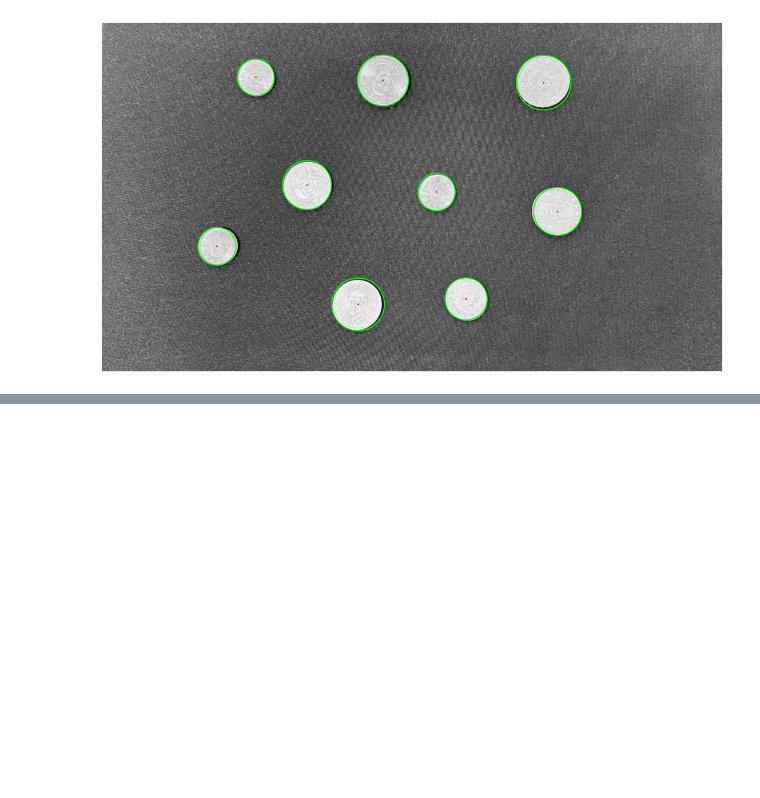
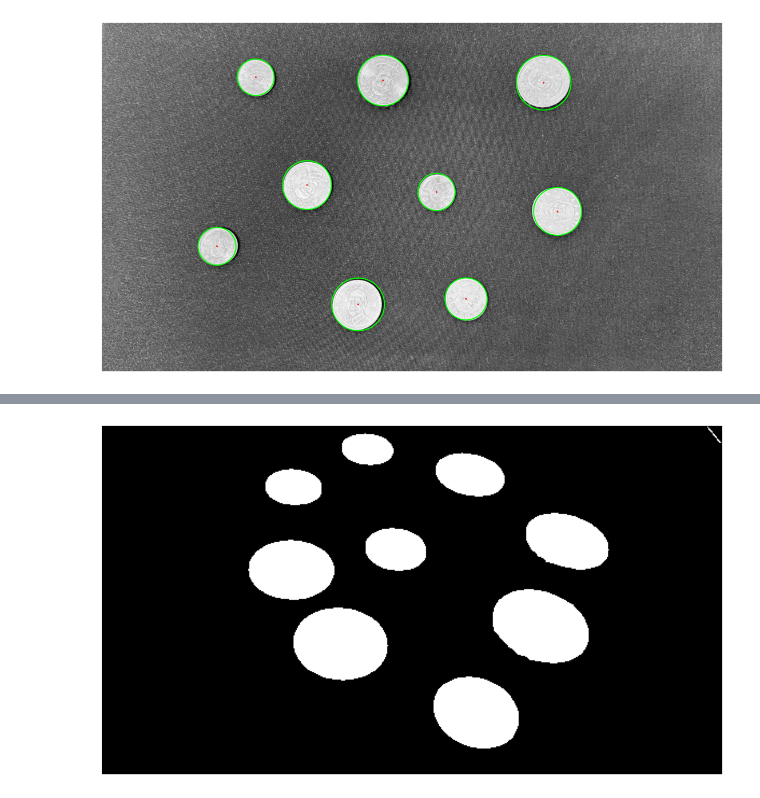
Before and after one commit to Wiwi-Stevant/Projet-Signeaux-3, a Jupyter notebook: eliott.ipynb, the cells around one changed output, grey strips where cells are left out. Saved outputs shown, nothing was run; the diff lists cells and outputs as text; code cells hidden in the pictures; blank space fills up the shorter version.

```diff
--- a/eliott.ipynb
+++ b/eliott.ipynb
@@ -120,0 +161,22 @@ plt.show()
+# %%
+import matplotlib.pyplot as plt
+import scipy as sp
+import skimage as ski
+
+image = './data/image4.jpg'
+img = cv2.imread(image, cv2.IMREAD_GRAYSCALE)
+echelle = 0.15
+piece_reduite = cv2.resize(img, None, fx=echelle, fy=echelle, interpolation=cv2.INTER_AREA)
+piece_floue = cv2.medianBlur(piece_reduite, 5)
+seuil, img_binaire = cv2.threshold(piece_floue, 127, 255, cv2.THRESH_BINARY)
+edges = ski.feature.canny(img_binaire / 255.)
+fill_coins = sp.ndimage.binary_fill_holes(edges)
+
+
+
+plt.figure(figsize=(14, 8))
+plt.imshow(fill_coins, cmap='gray')
+plt.axis('off')
+plt.show()
+# %% [output]
+[figure, added]
```
Also changed, not shown: parts of 2 cells of this notebook.
